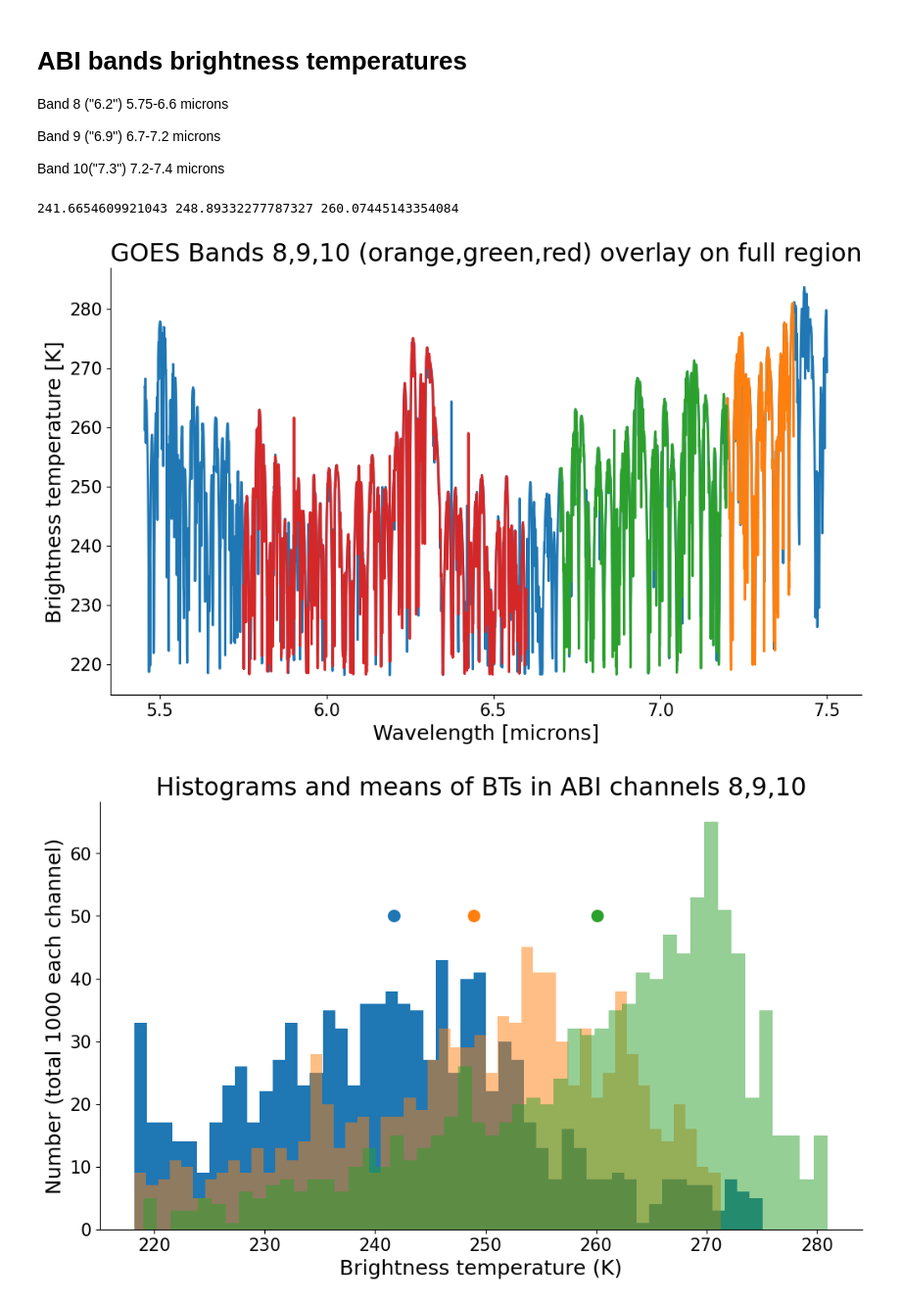
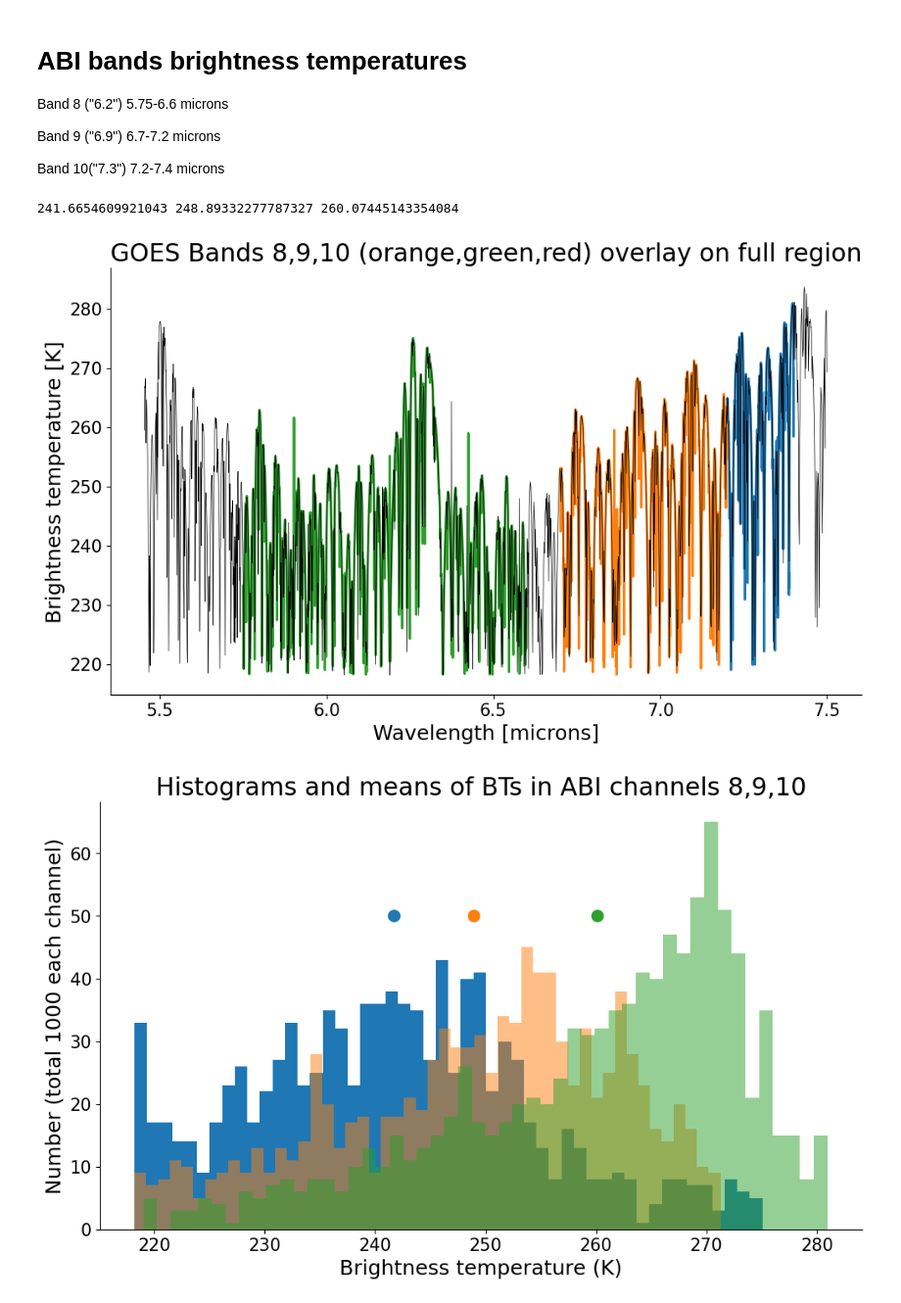
Before and after one commit to ATMOcanes/arts-lectures, a Jupyter notebook: exercises/03-rtcalc/BEMrtcalc.ipynb, the cells around one changed output. Shown at 98% size. Drawn from its saved outputs; the diff is of its cells as text; code cells hidden in the pictures.

```diff
--- a/exercises/03-rtcalc/BEMrtcalc.ipynb
+++ b/exercises/03-rtcalc/BEMrtcalc.ipynb
@@ -101,20 +101,21 @@ f8, BT8_6_2, od = run_arts(species, zenith_angle, height, fmin=3e8/ 6.6e-6, fmax
 f9, BT9_6_9, od = run_arts(species, zenith_angle, height, fmin=3e8/ 7.2e-6, fmax=3e8/ 6.7e-6)
 f10,BT10_7_3,od = run_arts(species, zenith_angle, height, fmin=3e8/ 7.4e-6, fmax=3e8/ 7.2e-6)
 # %%
-plt.plot(300e6/freqIR *1e6, btIR);
-
 plt.plot(300e6/f10*1e6, BT10_7_3);
 plt.plot(300e6/f9*1e6,  BT9_6_9);
 plt.plot(300e6/f8*1e6,  BT8_6_2);
+
+# whole range
+plt.plot(300e6/freqIR *1e6, btIR, 'black', linewidth=0.5) #, alpha=0.5);
 
 plt.xlabel("Wavelength [microns]")
 plt.ylabel("Brightness temperature [K]");
 plt.title('GOES Bands 8,9,10 (orange,green,red) overlay on full region')
 
 print(np.mean(BT8_6_2), np.mean(BT9_6_9), np.mean(BT10_7_3))
 # %% [output]
 241.6654609921043 248.89332277787327 260.07445143354084
-[figure, old version]
+[figure, new version]
 # %%
 plt.hist(BT8_6_2,50)
 plt.scatter([np.mean(BT8_6_2)], [50]);
```
